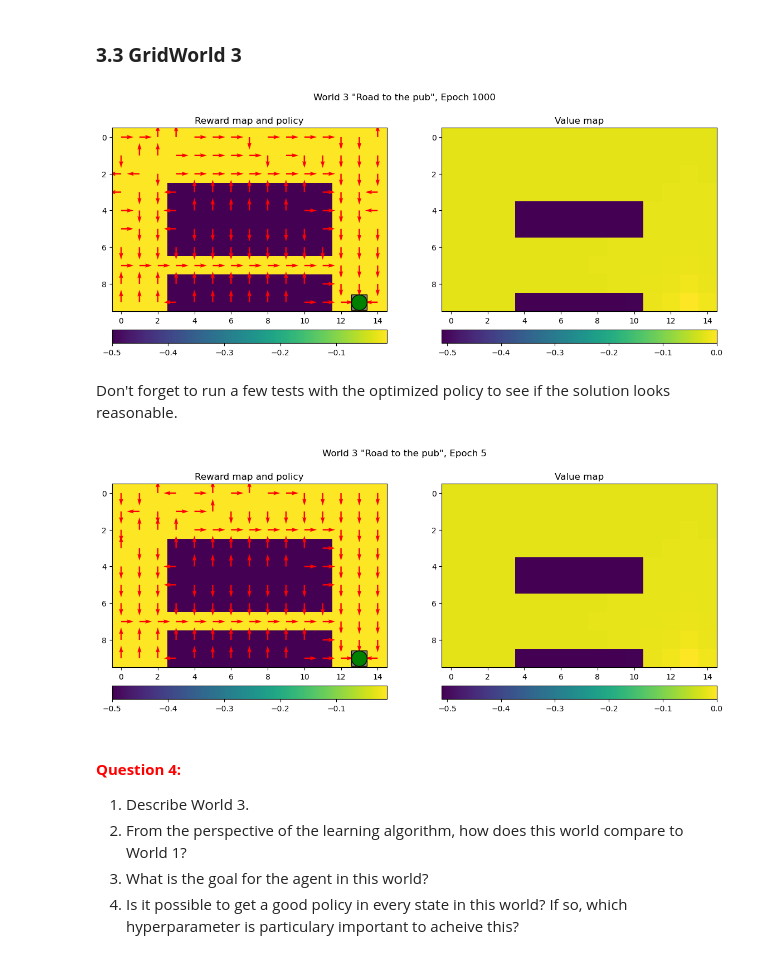
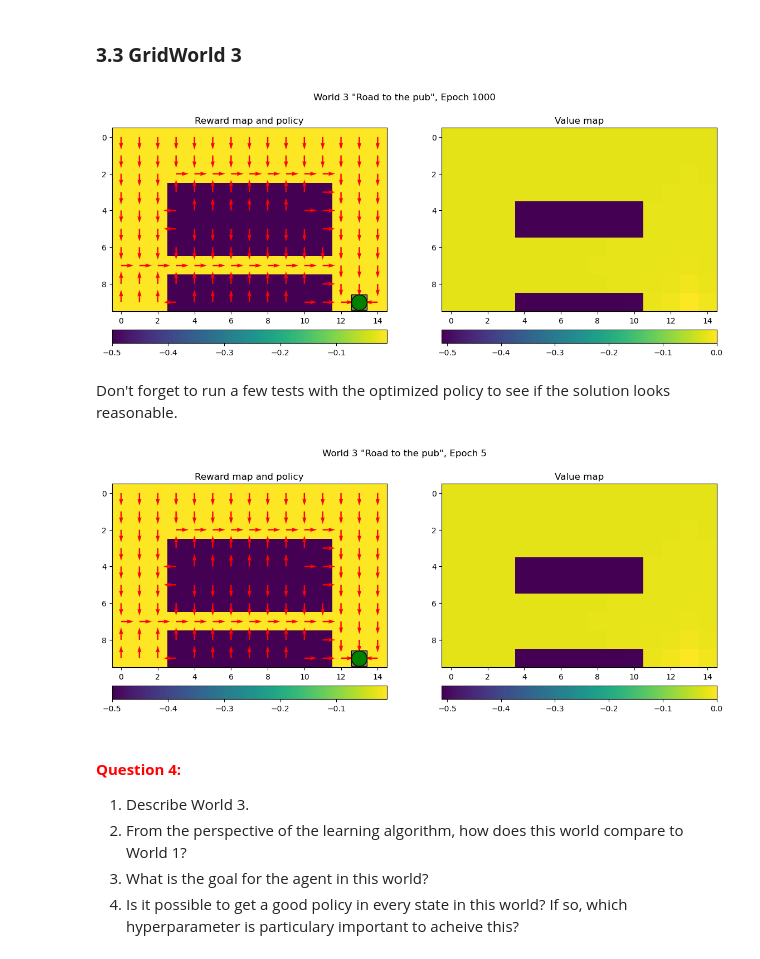
Before and after one commit to mfroeh/TBMI26, a Jupyter notebook: A4_Reinforcement/QLearning.ipynb, the cells around one changed output. Saved outputs shown, nothing was run; the diff lists cells and outputs as text; code cells hidden in the pictures.

```diff
--- a/A4_Reinforcement/QLearning.ipynb
+++ b/A4_Reinforcement/QLearning.ipynb
@@ -282,21 +282,21 @@ QLearningTest(W=W2, Q=Q2, params={"Epochs": 5, "MaxSteps": 100})
 # %%
 W3 = GridWorld(3)
 
 # --------------------------------------------
 # === Your code here =========================
 # --------------------------------------------
 
-Q3 = QLearning(W3, params={"LR": 0.90, "Gamma": 0.5, "Eps": 0.5, "Epochs": 1000, "MaxSteps": 200, "DrawInterval": 100})
+Q3 = QLearning(W3, params={"LR": 0.99, "Gamma": 0.5, "Eps": 0.8, "Epochs": 1000, "MaxSteps": 200, "DrawInterval": 100})
 
 # ============================================
 # %% [output]
-[figure, old version]
+[figure, new version]
 # %% [markdown]
 Don't forget to run a few tests with the optimized policy to see if the solution looks reasonable.
 # %%
 QLearningTest(W=W3, Q=Q3, params={"Epochs": 5, "MaxSteps": 100})
 # %% [output]
-[figure, old version]
+[figure, new version]
 # %% [markdown]
 #### **<span style="color:red">Question 4:</span>**
 1. Describe World 3.
```
Also changed, not shown: parts of 30 cells of this notebook.
